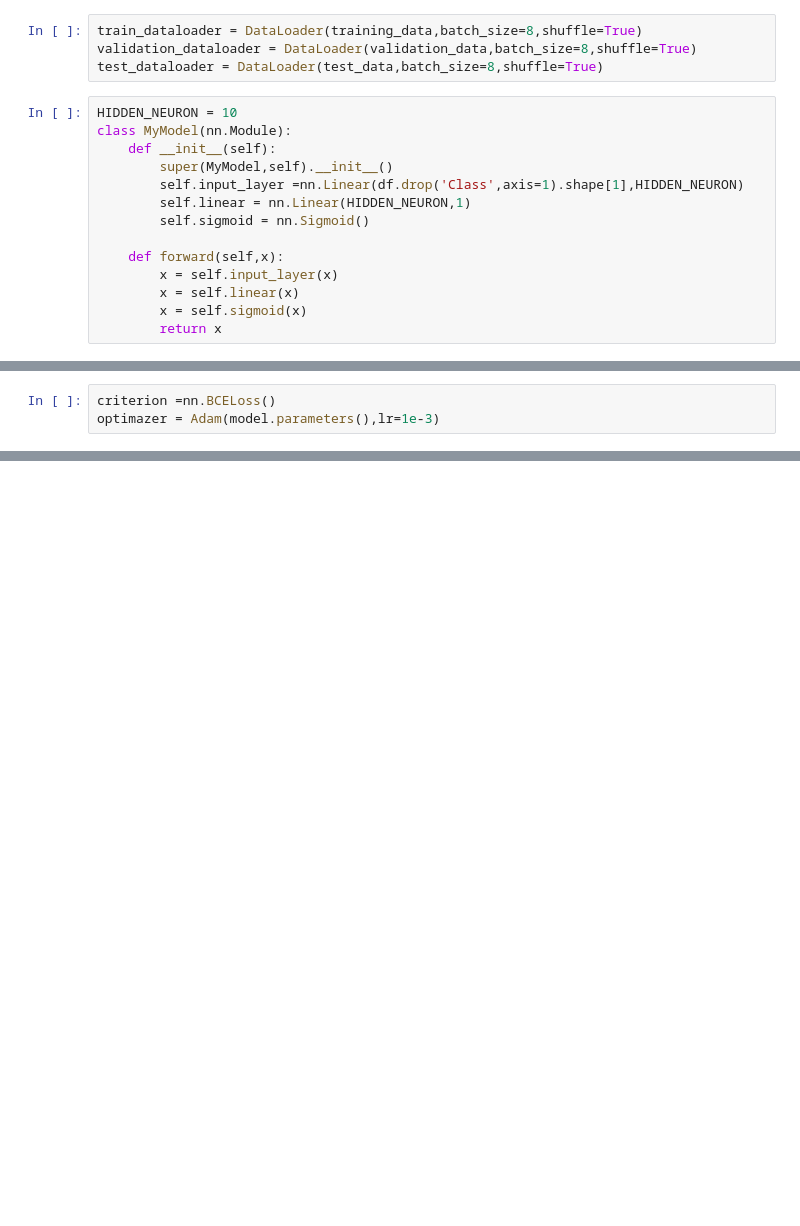
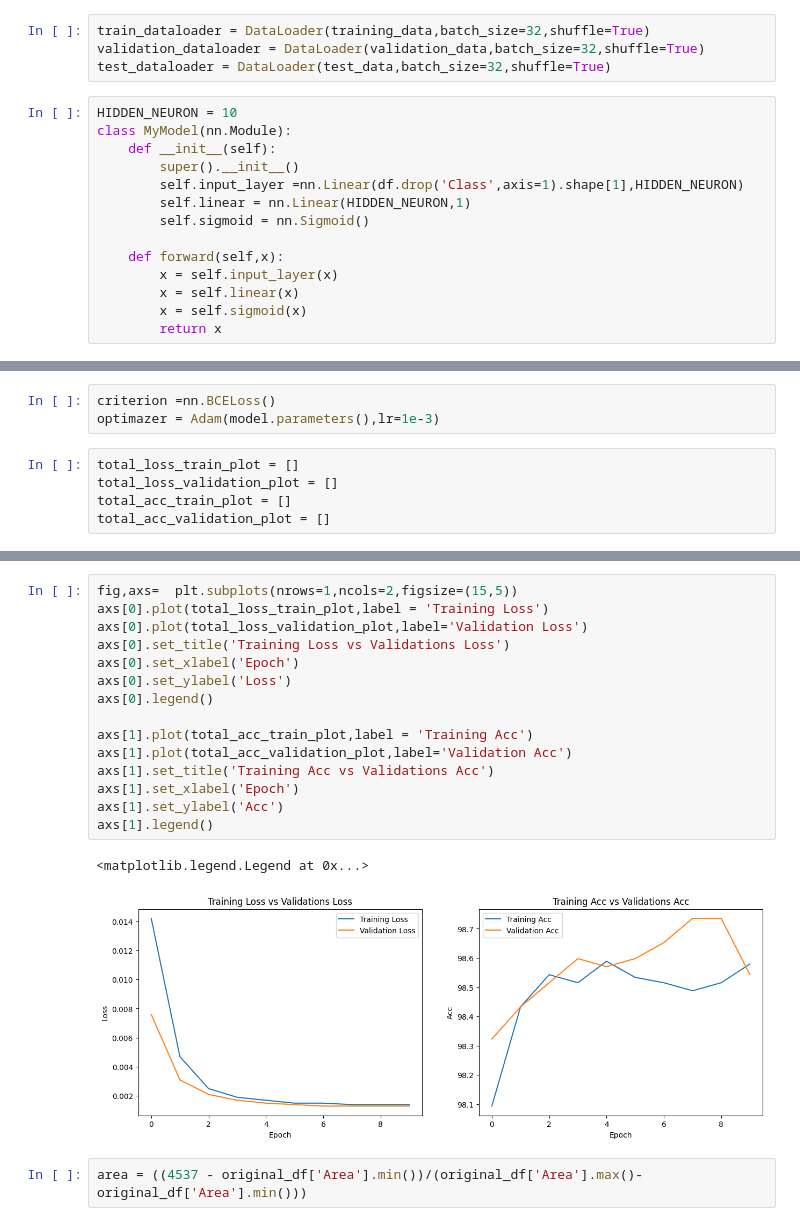
Before and after one commit to F-iol/Uni, a Jupyter notebook: ML/RiceClassification/code.ipynb, the cells around one changed output, grey strips where cells are left out. Cells and saved outputs as stored; diff of their text form; blank space fills up the shorter version.

```diff
--- a/ML/RiceClassification/code.ipynb
+++ b/ML/RiceClassification/code.ipynb
@@ -58,14 +58,14 @@ training_data = dataset(X_train_scaled, y_train.values)
 validation_data = dataset(X_valid_scaled, y_valid.values)
 test_data = dataset(X_test_scaled, y_test.values)
 # %%
-train_dataloader = DataLoader(training_data,batch_size=8,shuffle=True)
-validation_dataloader = DataLoader(validation_data,batch_size=8,shuffle=True)
-test_dataloader = DataLoader(test_data,batch_size=8,shuffle=True)
+train_dataloader = DataLoader(training_data,batch_size=32,shuffle=True)
+validation_dataloader = DataLoader(validation_data,batch_size=32,shuffle=True)
+test_dataloader = DataLoader(test_data,batch_size=32,shuffle=True)
 # %%
 HIDDEN_NEURON = 10
 class MyModel(nn.Module):
     def __init__(self):
-        super(MyModel,self).__init__()
+        super().__init__()
         self.input_layer =nn.Linear(df.drop('Class',axis=1).shape[1],HIDDEN_NEURON)
         self.linear = nn.Linear(HIDDEN_NEURON,1)
         self.sigmoid = nn.Sigmoid()
@@ -99,3 +99,8 @@ Estimated Total Size (MB): 0.00
 # %%
 criterion =nn.BCELoss()
 optimazer = Adam(model.parameters(),lr=1e-3)
+# %%
+total_loss_train_plot = []
+total_loss_validation_plot = []
+total_acc_train_plot = []
+total_acc_validation_plot = []
@@ -101,0 +191,20 @@ optimazer = Adam(model.parameters(),lr=1e-3)
+# %%
+fig,axs=  plt.subplots(nrows=1,ncols=2,figsize=(15,5))
+axs[0].plot(total_loss_train_plot,label = 'Training Loss')
+axs[0].plot(total_loss_validation_plot,label='Validation Loss')
+axs[0].set_title('Training Loss vs Validations Loss')
+axs[0].set_xlabel('Epoch')
+axs[0].set_ylabel('Loss')
+axs[0].legend()
+
+axs[1].plot(total_acc_train_plot,label = 'Training Acc')
+axs[1].plot(total_acc_validation_plot,label='Validation Acc')
+axs[1].set_title('Training Acc vs Validations Acc')
+axs[1].set_xlabel('Epoch')
+axs[1].set_ylabel('Acc')
+axs[1].legend()
+# %% [output]
+<matplotlib.legend.Legend at 0x...>
+[figure, added]
+# %%
+area = ((4537 - original_df['Area'].min())/(original_df['Area'].max()-original_df['Area'].min()))
```
Also changed, not shown: parts of 5 cells of this notebook.
